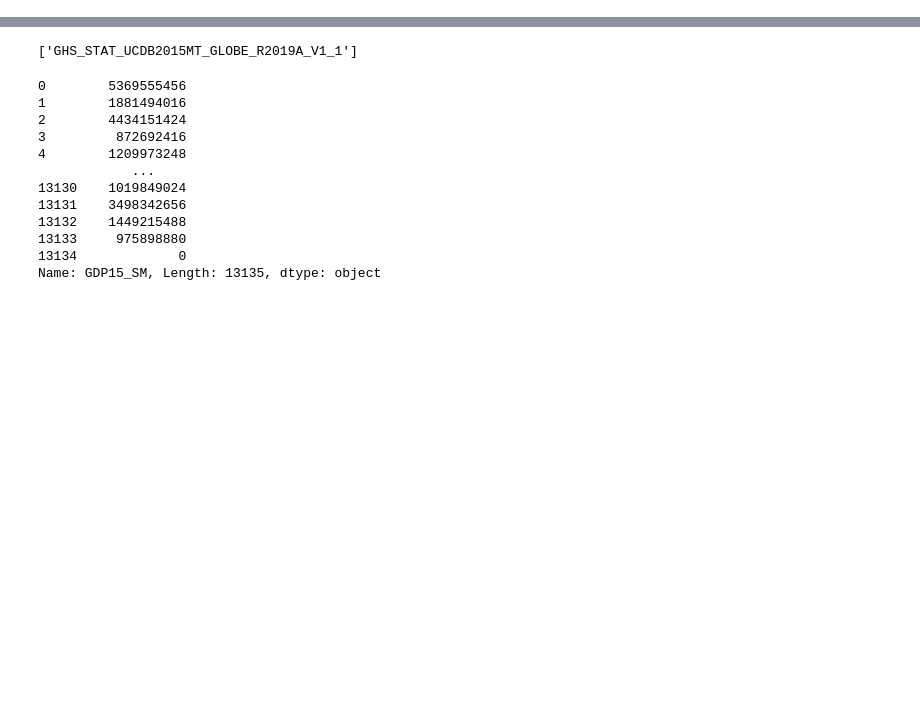
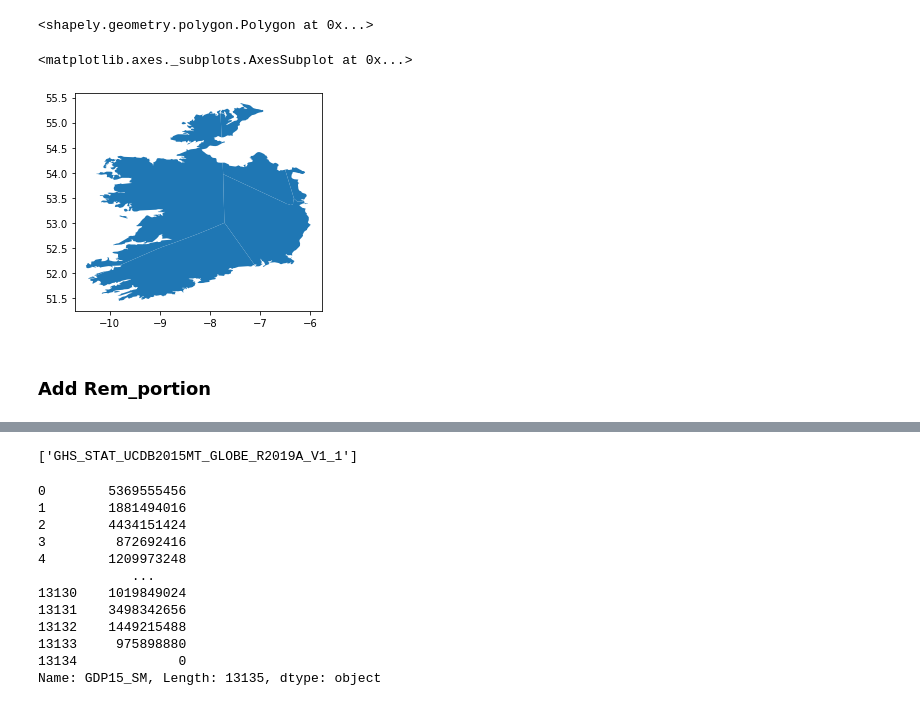
Before and after one commit to Lkruitwagen/global-fossil-fuel-supply-chain, a Jupyter notebook: notebooks/explore.ipynb, the cells around one changed output, grey strips where cells are left out. Cells and saved outputs as stored; diff of their text form; code cells hidden in the pictures; blank space fills up the shorter version.

```diff
--- a/notebooks/explore.ipynb
+++ b/notebooks/explore.ipynb
@@ -10,0 +124,2 @@ files = glob.glob('../data/iea_balances_public/*')
+# %%
+df = gpd.read_file('../data/GHSL_UCDB_ENERGY/IE.gpkg')
@@ -10,0 +146,11 @@ files = glob.glob('../data/iea_balances_public/*')
+# %%
+geometry.shape(json.loads(df.iloc[0,:].geom_gj))
+# %% [output]
+<shapely.geometry.polygon.Polygon at 0x...>
+# %%
+df.plot()
+# %% [output]
+<matplotlib.axes._subplots.AxesSubplot at 0x...>
+[figure, added]
+# %% [markdown]
+### Add Rem_portion
```
Also changed, not shown: parts of 65 cells of this notebook, 1 other file.
